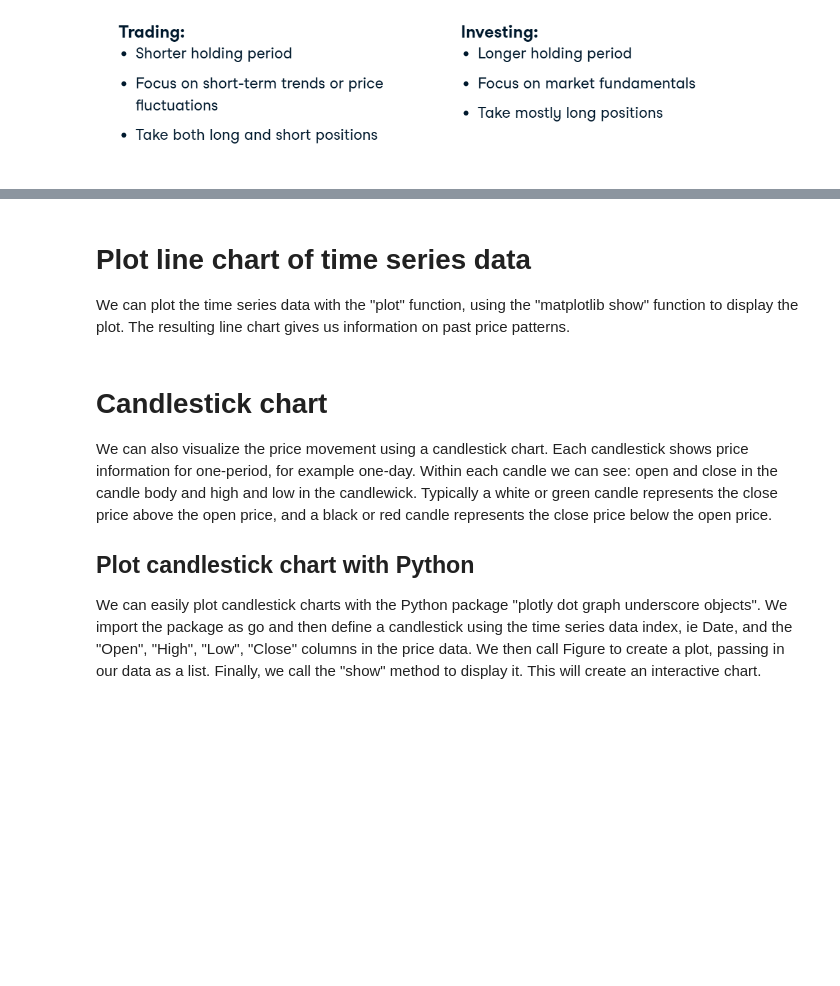
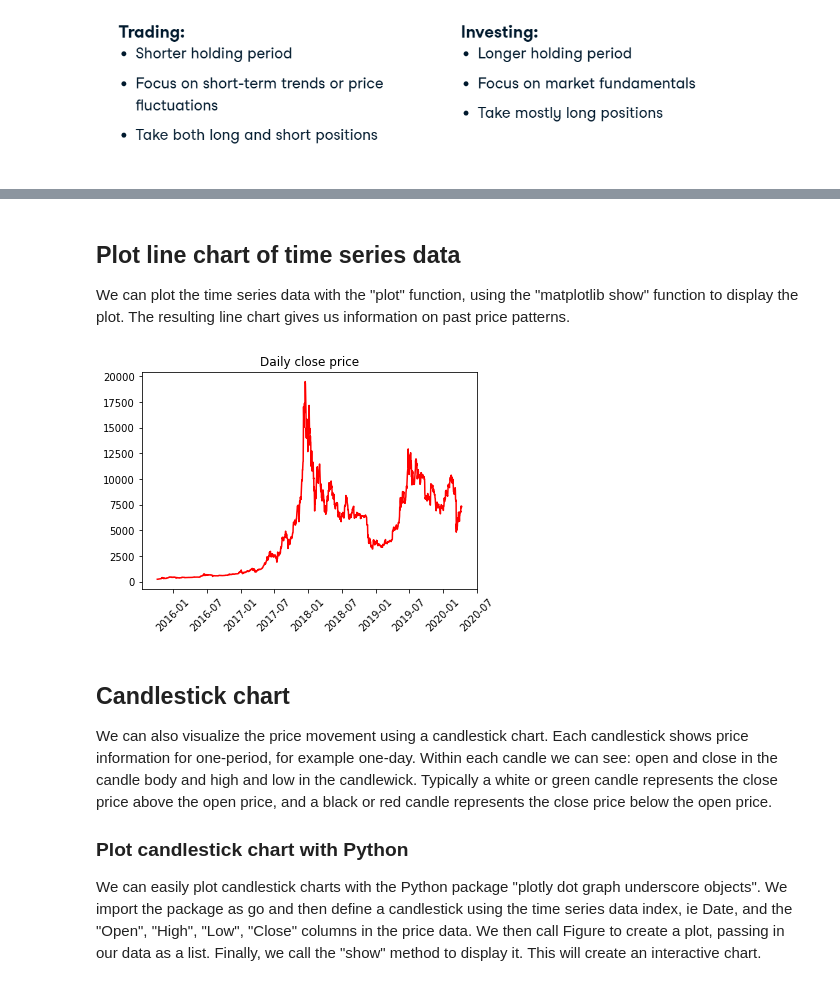
Before and after one commit to alimirr/algorithmic_trading_in_python, a Jupyter notebook: datacamp/1-trading_basics/1-trading_basics.ipynb, the cells around one changed output, grey strips where cells are left out. Saved outputs shown, nothing was run; the diff lists cells and outputs as text; code cells hidden in the pictures; blank space fills up the shorter version.

```diff
--- a/datacamp/1-trading_basics/1-trading_basics.ipynb
+++ b/datacamp/1-trading_basics/1-trading_basics.ipynb
@@ -27,0 +7,17 @@ def load_housing_data(housing_path=HOUSING_PATH):
+# %%
+# datasets/bitcoin_data.csv
+import os
+import pandas as pd
+
+DOWNLOAD_ROOT = "https://raw.githubusercontent.com/alimirr/algorithmic_trading_in_python/main/"
+BITCOIN_PATH = os.path.join("datasets", "bitcoin_data")
+BITCOIN_URL = DOWNLOAD_ROOT + "datasets/bitcoin_data.csv"
+
+def load_bitcoin_data(bitcoin_url = BITCOIN_URL, bitcoin_path=BITCOIN_PATH):
+    csv_path = os.path.join(bitcoin_path,"bitcoin_data.csv")
+    # Load data
+    # "Date" column is passed as index and parsed index as data/time format
+    return pd.read_csv(bitcoin_url, error_bad_lines=False, index_col = 'Date', parse_dates = True)
+# %%
+bitcoin_data = load_bitcoin_data()
+bitcoin_data.head()
@@ -71,14 +81,19 @@ Here we have some Bitcoin historical price data saved in a CSV file. We load it
 # %% [markdown]
-# Plot line chart of time series data
+## Plot line chart of time series data
 We can plot the time series data with the "plot" function, using the "matplotlib show" function to display the plot. The resulting line chart gives us information on past price patterns.
 # %%
-# import matplotlib.pyplot as plt
-# plt.plot(bitcoin_data['Close'], color = 'red') # line graph
-# plt.title('Daily close price')
+import matplotlib.pyplot as plt
+
+plt.plot(bitcoin_data['Close'], color = 'red') # line graph
+plt.title('Daily close price')
+plt.xticks(rotation = 45)
+plt.show()
+# %% [output]
+[figure, added]
 # %% [markdown]
-# Candlestick chart
+## Candlestick chart
 We can also visualize the price movement using a candlestick chart. Each candlestick shows price information for one-period, for example one-day. Within each candle we can see: open and close in the candle body and high and low in the candlewick. Typically a white or green candle represents the close price above the open price, and a black or red candle represents the close price below the open price.
 
-## Plot candlestick chart with Python
+### Plot candlestick chart with Python
 We can easily plot candlestick charts with the Python package "plotly dot graph underscore objects". We import the package as go and then define a candlestick using the time series data index, ie Date, and the "Open", "High", "Low", "Close" columns in the price data. We then call Figure to create a plot, passing in our data as a list. Finally, we call the "show" method to display it. This will create an interactive chart.
 # %%
```
Also changed, not shown: parts of 29 cells of this notebook.
